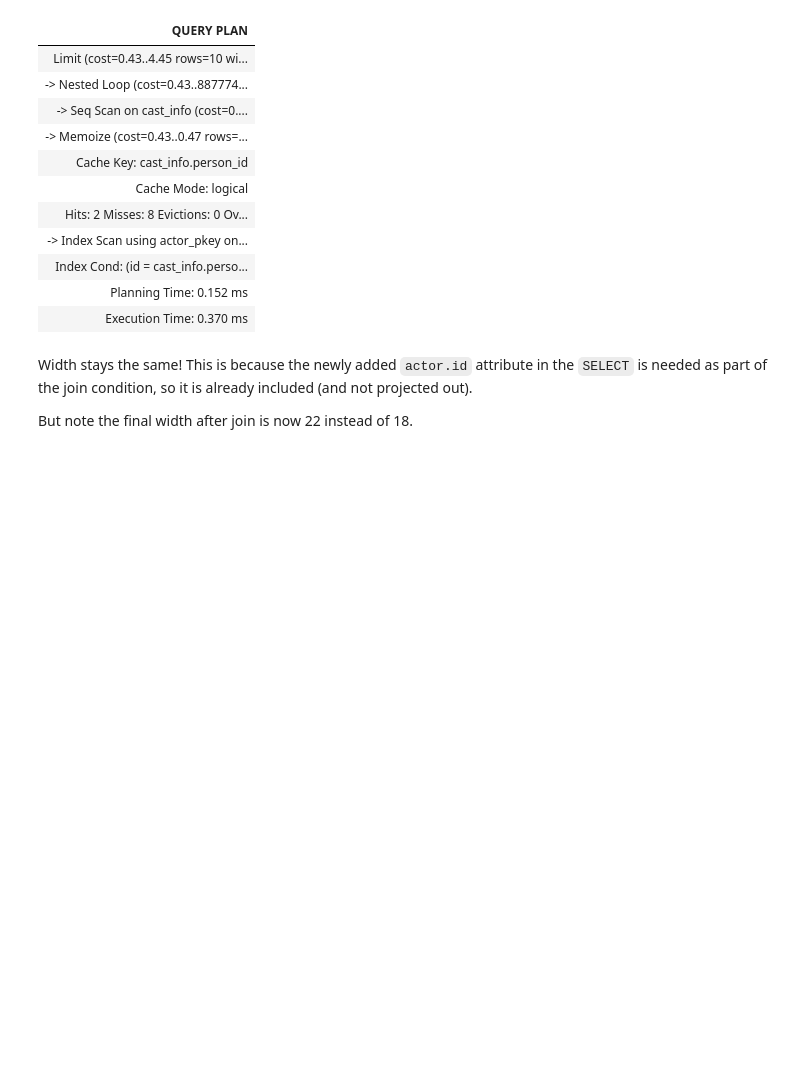
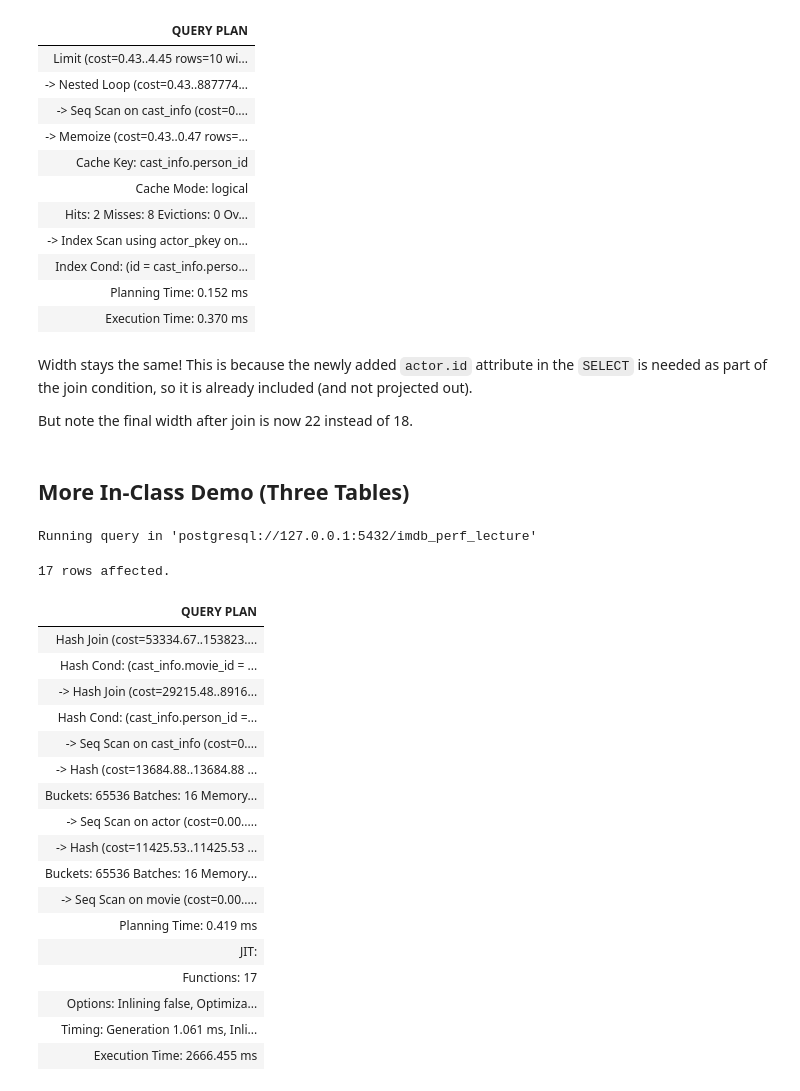
Before and after one commit to cal-data-eng/sp24-materials, a Jupyter notebook: lecture/lec10/lec10.ipynb, the cells around one changed output. Cells and saved outputs as stored; diff of their text form; code cells hidden in the pictures; blank space fills up the shorter version.

Commit message:
merged in 3 table demo

```diff
--- a/lecture/lec10/lec10.ipynb
+++ b/lecture/lec10/lec10.ipynb
@@ -185,3 +185,33 @@ Running query in 'postgresql://127.0.0.1:5432/imdb_perf_lecture'
 Width stays the same! This is because the newly added `actor.id` attribute in the `SELECT` is needed as part of the join condition, so it is already included (and not projected out).
 
 But note the final width after join is now 22 instead of 18.
+# %% [markdown]
+## More In-Class Demo (Three Tables)
+# %%
+%%sql
+EXPLAIN ANALYZE
+SELECT *
+FROM actor, cast_info, movie
+WHERE actor.id = cast_info.person_id
+  AND movie.id = cast_info.movie_id;
+# %% [output]
+Running query in 'postgresql://127.0.0.1:5432/imdb_perf_lecture'
+17 rows affected.
+| QUERY PLAN |
+| Hash Join (cost=53334.67..153823.... |
+| Hash Cond: (cast_info.movie_id = ... |
+| -> Hash Join (cost=29215.48..8916... |
+| Hash Cond: (cast_info.person_id =... |
+| -> Seq Scan on cast_info (cost=0.... |
+| -> Hash (cost=13684.88..13684.88 ... |
+| Buckets: 65536 Batches: 16 Memory... |
+| -> Seq Scan on actor (cost=0.00..... |
+| -> Hash (cost=11425.53..11425.53 ... |
+| Buckets: 65536 Batches: 16 Memory... |
+| -> Seq Scan on movie (cost=0.00..... |
+| Planning Time: 0.419 ms |
+| JIT: |
+| Functions: 17 |
+| Options: Inlining false, Optimiza... |
+| Timing: Generation 1.061 ms, Inli... |
+| Execution Time: 2666.455 ms |
```
Also changed, not shown: parts of 7 cells of this notebook.
